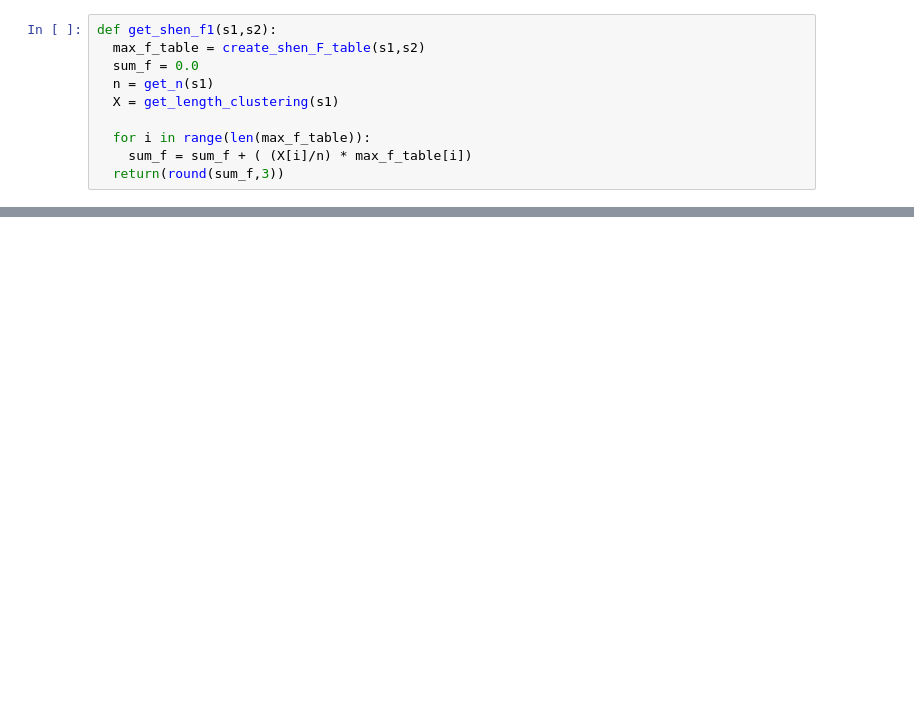
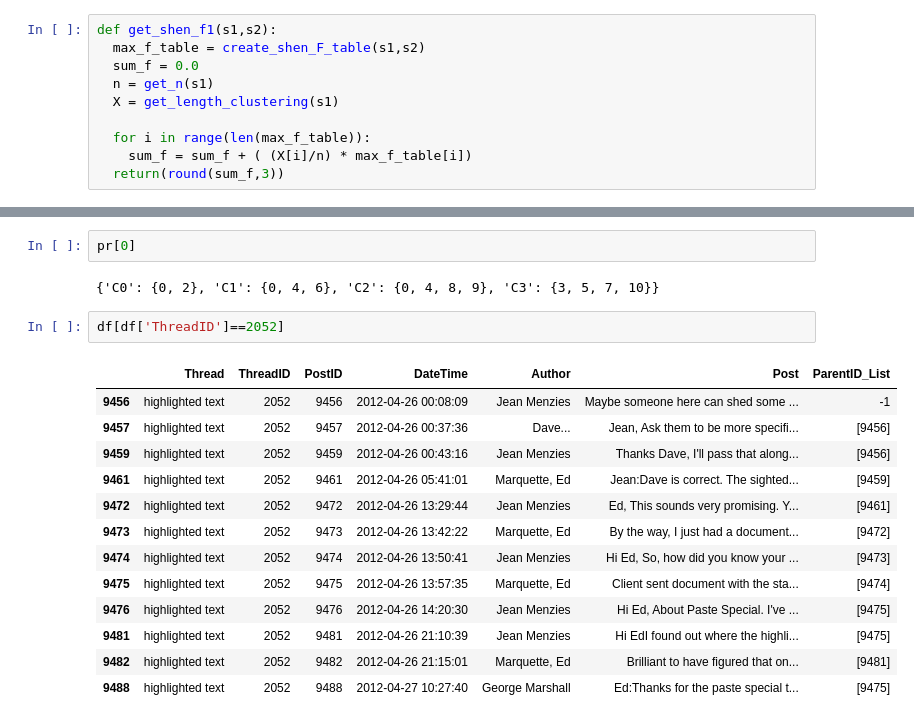
Before and after one commit to anandraiyer/access_forums_eval, a Jupyter notebook: testing_framework.ipynb, the cells around one changed output, grey strips where cells are left out. Saved outputs shown, nothing was run; the diff lists cells and outputs as text; blank space fills up the shorter version.

```diff
--- a/testing_framework.ipynb
+++ b/testing_framework.ipynb
@@ -362,0 +656,20 @@ print(VI, one_one, omega,shen_f1)
+# %%
+pr[0]
+# %% [output]
+{'C0': {0, 2}, 'C1': {0, 4, 6}, 'C2': {0, 4, 8, 9}, 'C3': {3, 5, 7, 10}}
+# %%
+df[df['ThreadID']==2052]
+# %% [output]
+|  | Thread | ThreadID | PostID | DateTime | Author | Post | ParentID_List |
+| 9456 | highlighted text | 2052 | 9456 | 2012-04-26 00:08:09 | Jean Menzies | Maybe someone here can shed some ... | -1 |
+| 9457 | highlighted text | 2052 | 9457 | 2012-04-26 00:37:36 | Dave... | Jean, Ask them to be more specifi... | [9456] |
+| 9459 | highlighted text | 2052 | 9459 | 2012-04-26 00:43:16 | Jean Menzies | Thanks Dave, I'll pass that along... | [9456] |
+| 9461 | highlighted text | 2052 | 9461 | 2012-04-26 05:41:01 | Marquette, Ed | Jean:Dave is correct. The sighted... | [9459] |
+| 9472 | highlighted text | 2052 | 9472 | 2012-04-26 13:29:44 | Jean Menzies | Ed, This sounds very promising. Y... | [9461] |
+| 9473 | highlighted text | 2052 | 9473 | 2012-04-26 13:42:22 | Marquette, Ed | By the way, I just had a document... | [9472] |
+| 9474 | highlighted text | 2052 | 9474 | 2012-04-26 13:50:41 | Jean Menzies | Hi Ed, So, how did you know your ... | [9473] |
+| 9475 | highlighted text | 2052 | 9475 | 2012-04-26 13:57:35 | Marquette, Ed | Client sent document with the sta... | [9474] |
+| 9476 | highlighted text | 2052 | 9476 | 2012-04-26 14:20:30 | Jean Menzies | Hi Ed, About Paste Special. I've ... | [9475] |
+| 9481 | highlighted text | 2052 | 9481 | 2012-04-26 21:10:39 | Jean Menzies | Hi EdI found out where the highli... | [9475] |
+| 9482 | highlighted text | 2052 | 9482 | 2012-04-26 21:15:01 | Marquette, Ed | Brilliant to have figured that on... | [9481] |
+| 9488 | highlighted text | 2052 | 9488 | 2012-04-27 10:27:40 | George Marshall | Ed:Thanks for the paste special t... | [9475] |
```
Also changed, not shown: parts of 37 cells of this notebook.
